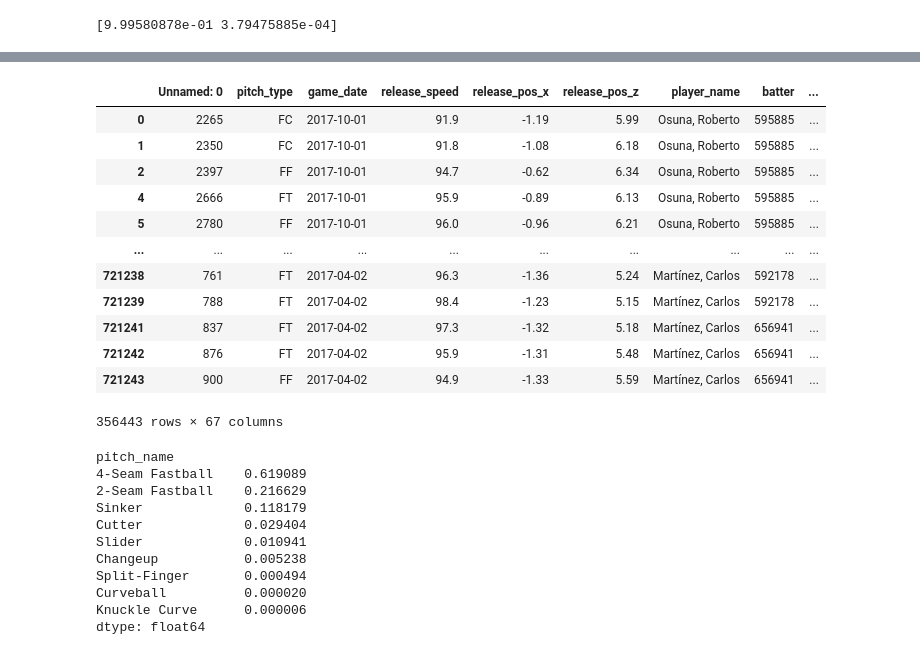
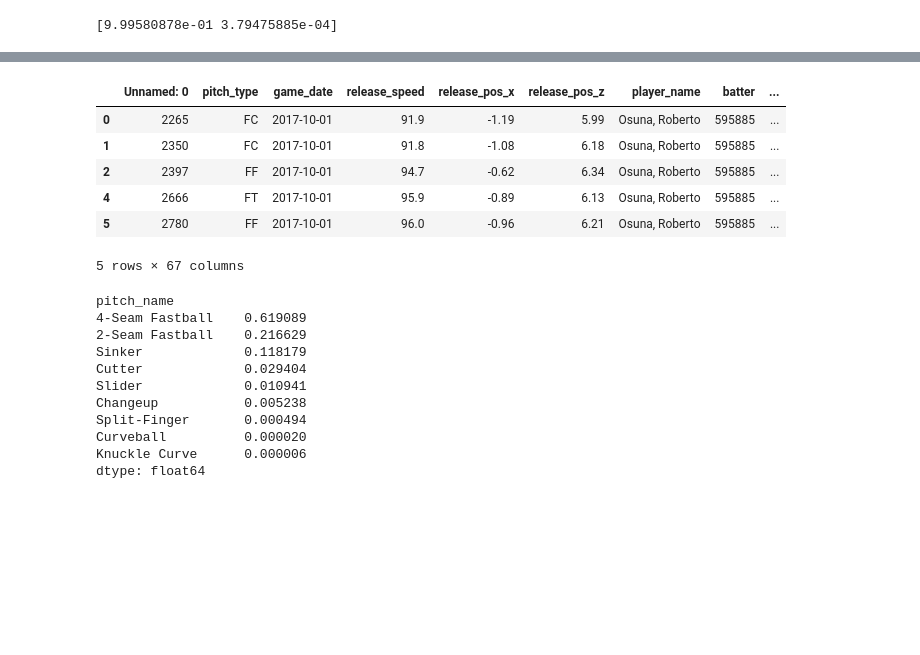
Before and after one commit to gihonglee/MLB_project, a Jupyter notebook: mlb-eda.ipynb, the cells around one changed output, grey strips where cells are left out. Cells and saved outputs as stored; diff of their text form; code cells hidden in the pictures; blank space fills up the shorter version.

```diff
--- a/mlb-eda.ipynb
+++ b/mlb-eda.ipynb
@@ -86,3 +97,6 @@ shape of df before dropping high null columns (718011, 93)
 shape of df after dropping high null columns (718011, 67)
 size before droping high null columns (718011, 67)
 size after droping high null columns (700635, 67)
+# %%
+# change the data type of batter from int to string for future training purpose
+df['batter'] = df['batter'].astype("str")
@@ -202,7 +313,7 @@ fig.show()
 # %%
 #The above result shows the 15 best columns to choose to make a classification model,we predict pitch type
 pivot= df.groupby(by = 'pitch_name').mean()['release_speed']
-
-df['mean_speed_by_pitch'] = df
+pivot = pivot.sort_values(ascending= False)
+pivot
 # %% [output]
 pitch_name
@@ -230,21 +344,15 @@ plt.tight_layout()
 # %%
 #analyze pitch type of all pitches above 90 miles an hour
 rel_speed_above_90 = df[df.release_speed > 90]
-rel_speed_above_90
+rel_speed_above_90.head()
 # %% [output]
 |  | Unnamed: 0 | pitch_type | game_date | release_speed | release_pos_x | release_pos_z | player_name | batter | ... |
 | 0 | 2265 | FC | 2017-10-01 | 91.9 | -1.19 | 5.99 | Osuna, Roberto | 595885 | ... |
 | 1 | 2350 | FC | 2017-10-01 | 91.8 | -1.08 | 6.18 | Osuna, Roberto | 595885 | ... |
 | 2 | 2397 | FF | 2017-10-01 | 94.7 | -0.62 | 6.34 | Osuna, Roberto | 595885 | ... |
 | 4 | 2666 | FT | 2017-10-01 | 95.9 | -0.89 | 6.13 | Osuna, Roberto | 595885 | ... |
 | 5 | 2780 | FF | 2017-10-01 | 96.0 | -0.96 | 6.21 | Osuna, Roberto | 595885 | ... |
-| ... | ... | ... | ... | ... | ... | ... | ... | ... | ... |
-| 721238 | 761 | FT | 2017-04-02 | 96.3 | -1.36 | 5.24 | Martínez, Carlos | 592178 | ... |
-| 721239 | 788 | FT | 2017-04-02 | 98.4 | -1.23 | 5.15 | Martínez, Carlos | 592178 | ... |
-| 721241 | 837 | FT | 2017-04-02 | 97.3 | -1.32 | 5.18 | Martínez, Carlos | 656941 | ... |
-| 721242 | 876 | FT | 2017-04-02 | 95.9 | -1.31 | 5.48 | Martínez, Carlos | 656941 | ... |
-| 721243 | 900 | FF | 2017-04-02 | 94.9 | -1.33 | 5.59 | Martínez, Carlos | 656941 | ... |
-356443 rows × 67 columns
+5 rows × 67 columns
 # %%
 #print the percentages of certain pitches that are thrown at 90 mph or faster
 print(rel_speed_above_90[['pitch_name']].value_counts(normalize= True))
```
Also changed, not shown: parts of 39 cells of this notebook.
